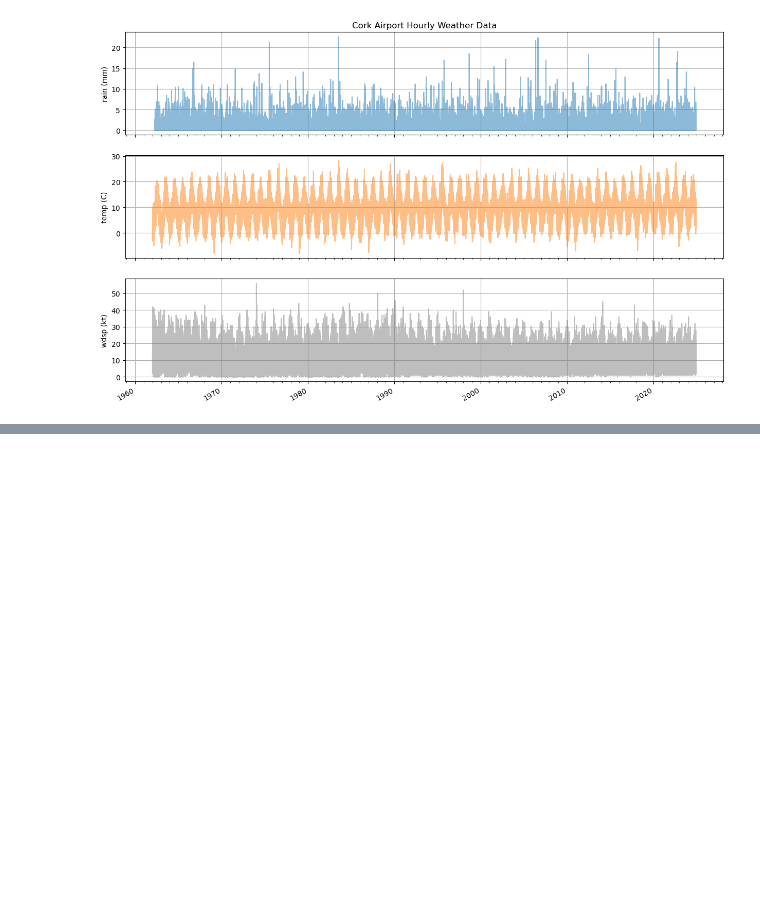
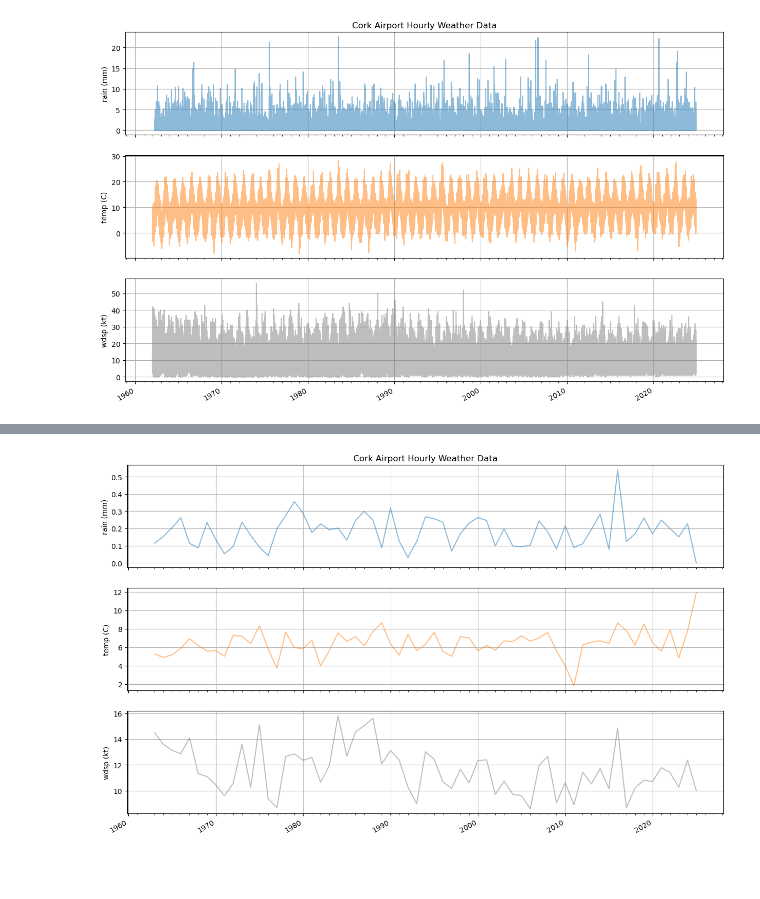
Before and after one commit to eoghanpw/PFDA-project, a Jupyter notebook: project.ipynb, the cells around one changed output, grey strips where cells are left out. Cells and saved outputs as stored; diff of their text form; code cells hidden in the pictures; blank space fills up the shorter version.

```diff
--- a/project.ipynb
+++ b/project.ipynb
@@ -68,2 +107,29 @@ plt.show()
+# %%
+december = cork_airport_monthly[cork_airport_monthly["month"] == 12]
+# %%
+fig, (ax1, ax2, ax3) = plt.subplots(nrows=3, ncols=1, sharex=True, figsize=(15, 10))
+
+ax1.plot(december["rain"], color="tab:blue", alpha=0.5)
+ax2.plot(december["temp"], color="tab:orange", alpha=0.5)
+ax3.plot(december["wdsp"], color="tab:gray",alpha=0.5)
+
+locator = mdates.AutoDateLocator()
+formatter = mdates.ConciseDateFormatter(locator)
+ax1.xaxis.set_major_formatter(formatter)
+ax1.xaxis.set_minor_locator(AutoMinorLocator(10))
+fig.autofmt_xdate()
+
+ax1.set_ylabel("rain (mm)")
+ax2.set_ylabel("temp (C)")
+ax3.set_ylabel("wdsp (kt)")
+
+for ax in ax1, ax2, ax3:
+    ax.grid(True)
+
+ax1.set_title("Cork Airport Hourly Weather Data")
+
+plt.show()
+# %% [output]
+[figure, added]
 # %% [markdown]
 #
```
Also changed, not shown: parts of 4 cells of this notebook.
